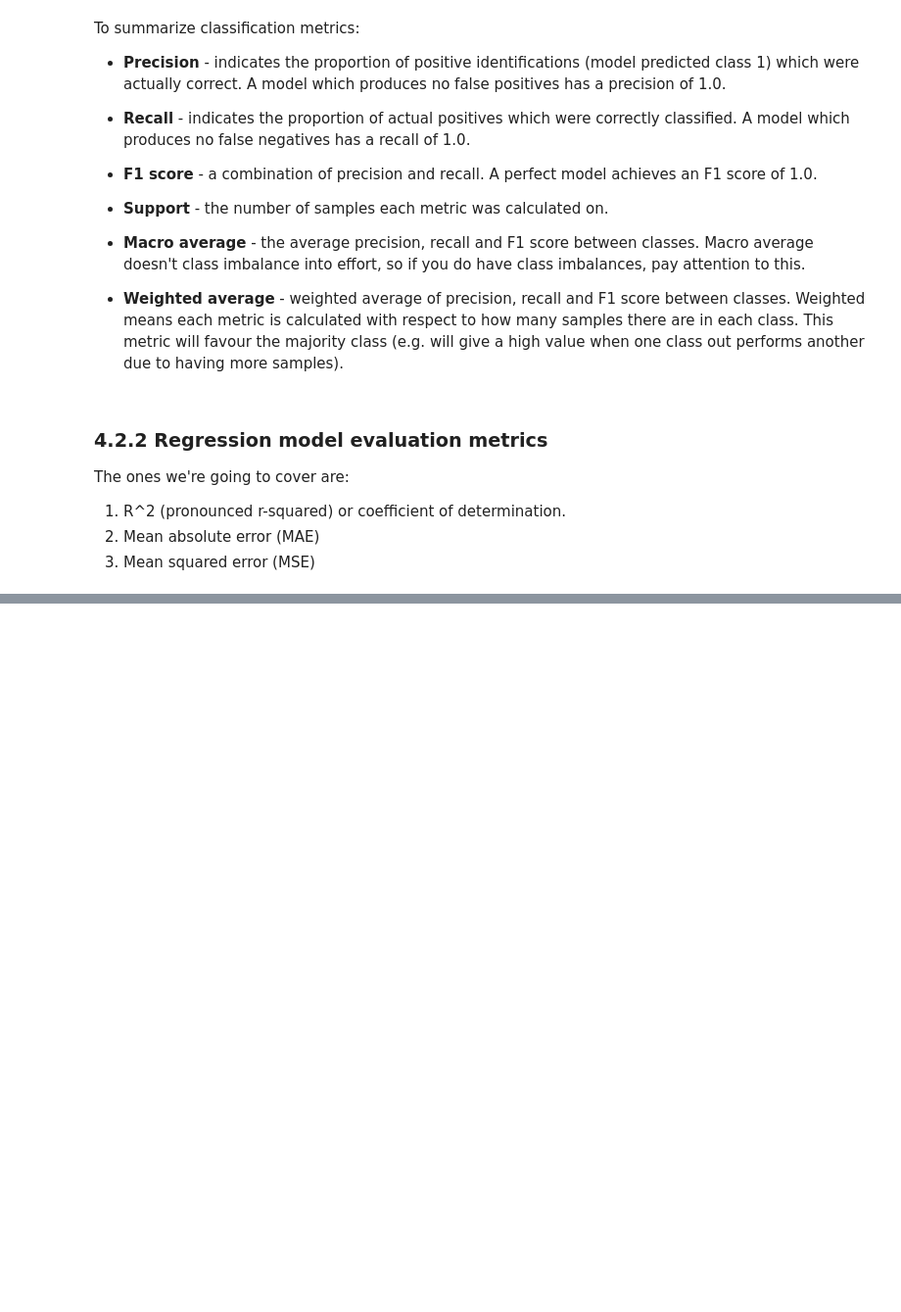
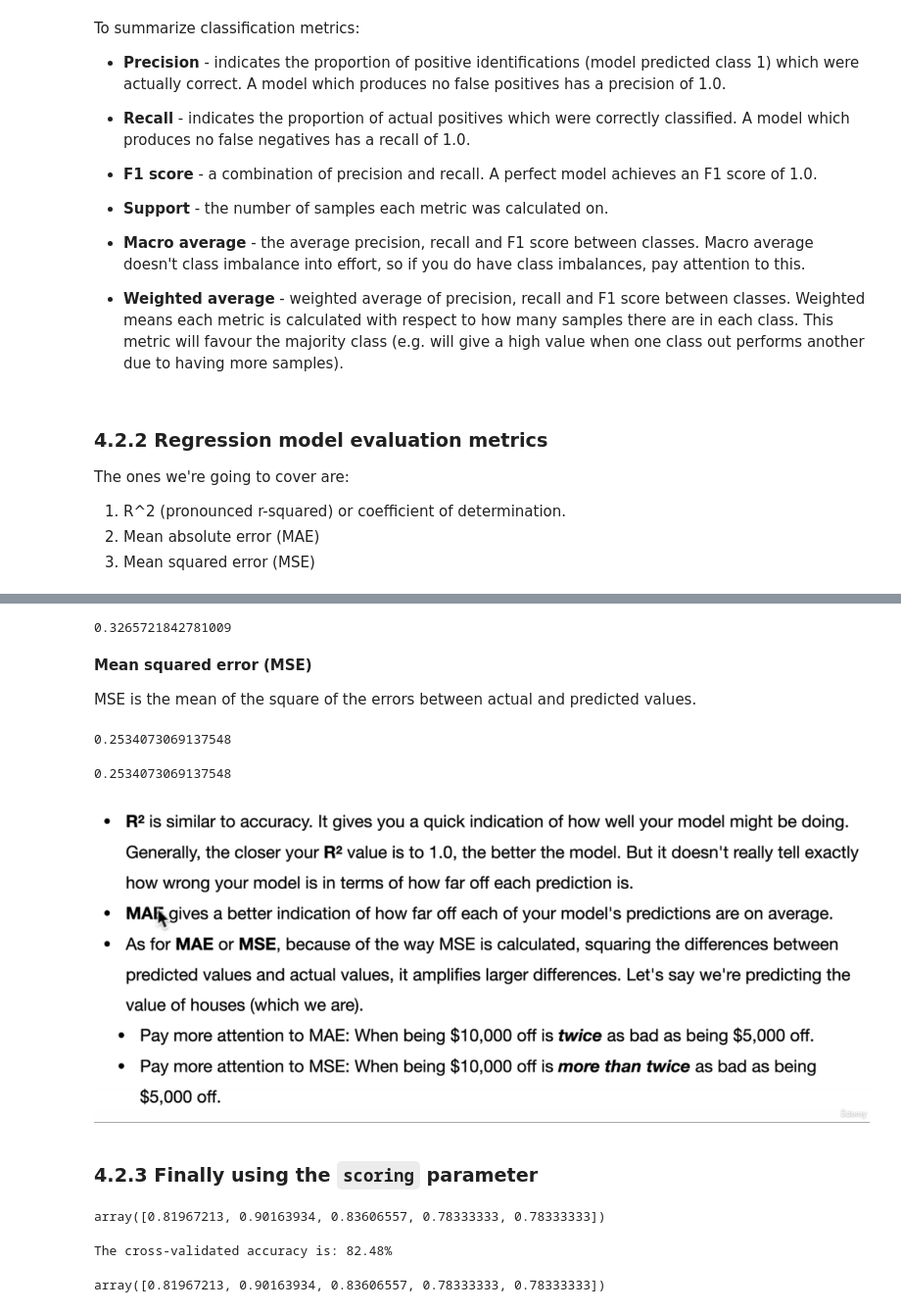
Before and after one commit to danhenriquex/Learning_Data_Science, a Jupyter notebook: machine-learning/machine-learning.ipynb, the cells around one changed output, grey strips where cells are left out. Shown at 98% size. Cells and saved outputs as stored; diff of their text form; code cells hidden in the pictures; blank space fills up the shorter version.

Commit message:
finishing evaluation metrics

```diff
--- a/machine-learning/machine-learning.ipynb
+++ b/machine-learning/machine-learning.ipynb
@@ -1369,0 +1443,32 @@ The ones we're going to cover are:
+# %%
+# MAE using formulas and differences
+np.abs(df["differences"]).mean()
+# %% [output]
+0.3265721842781009
+# %% [markdown]
+**Mean squared error (MSE)**
+
+MSE is the mean of the square of the errors between actual and predicted values.
+# %%
+# MSE
+
+from sklearn.metrics import mean_squared_error
+
+mse = mean_squared_error(y_test, y_preds)
+
+# MSE by hand
+
+print(mse)
+
+squared = np.square(df["differences"])
+
+squared.mean()
+# %% [output]
+0.2534073069137548
+0.2534073069137548
+# %%
+Image("./errors.png")
+# %% [output]
+[figure, added]
+# %% [markdown]
+### 4.2.3 Finally using the `scoring` parameter
@@ -1369,0 +1488,22 @@ The ones we're going to cover are:
+# %%
+# Cross-validated accuracy score
+np.random.seed(42)
+
+cv_acc = cross_val_score(clf, X, y, cv=5, scoring=None) # if scoring=None, estimator's default
+                                                      # scoring evaluation metric is used(accuracy for classification models)
+
+cv_acc
+# %% [output]
+array([0.81967213, 0.90163934, 0.83606557, 0.78333333, 0.78333333])
+# %%
+# Cross-validated accuracy
+print(f'The cross-validated accuracy is: {np.mean(cv_acc)*100:.2f}%')
+# %% [output]
+The cross-validated accuracy is: 82.48%
+# %%
+np.random.seed(42)
+
+cv_acc = cross_val_score(clf, X, y, cv=5, scoring="accuracy")
+cv_acc
+# %% [output]
+array([0.81967213, 0.90163934, 0.83606557, 0.78333333, 0.78333333])
```
Also changed, not shown: parts of 27 cells of this notebook.
